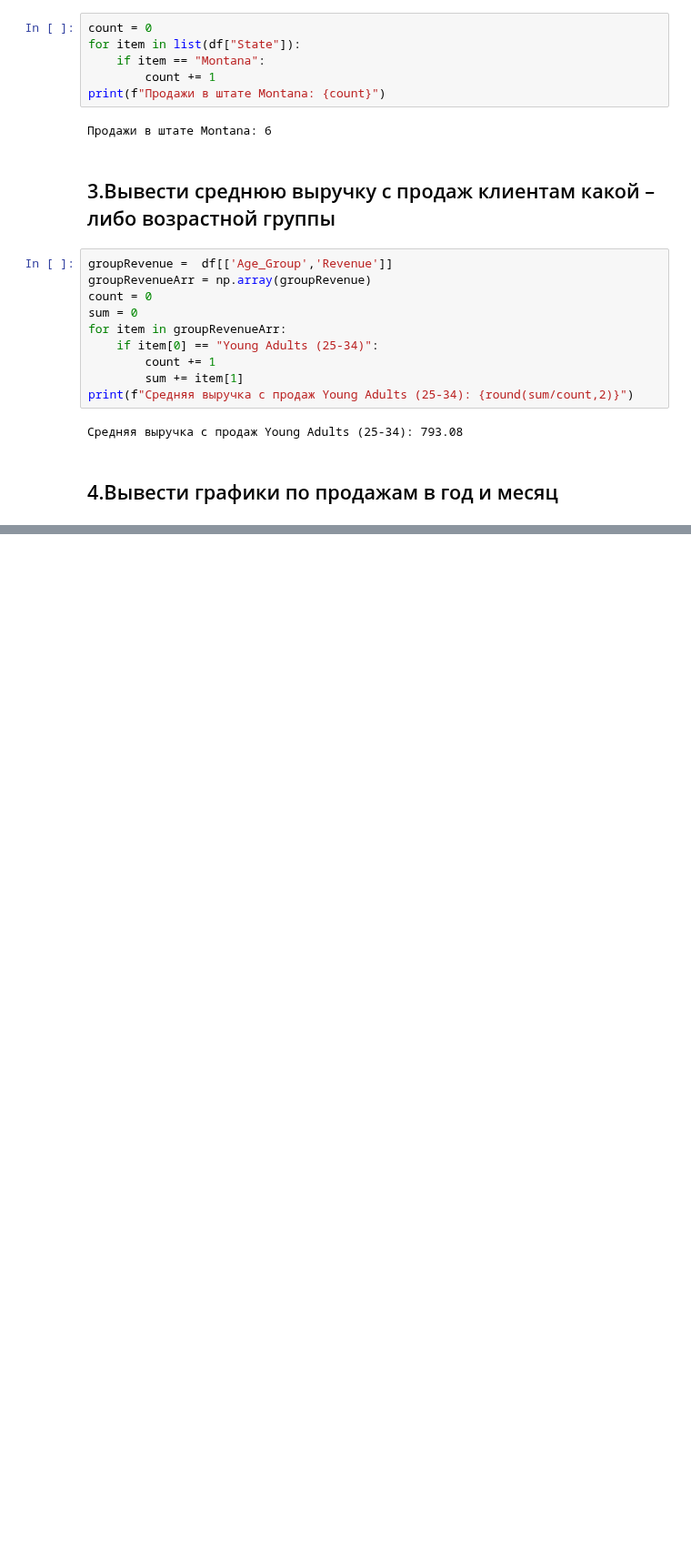
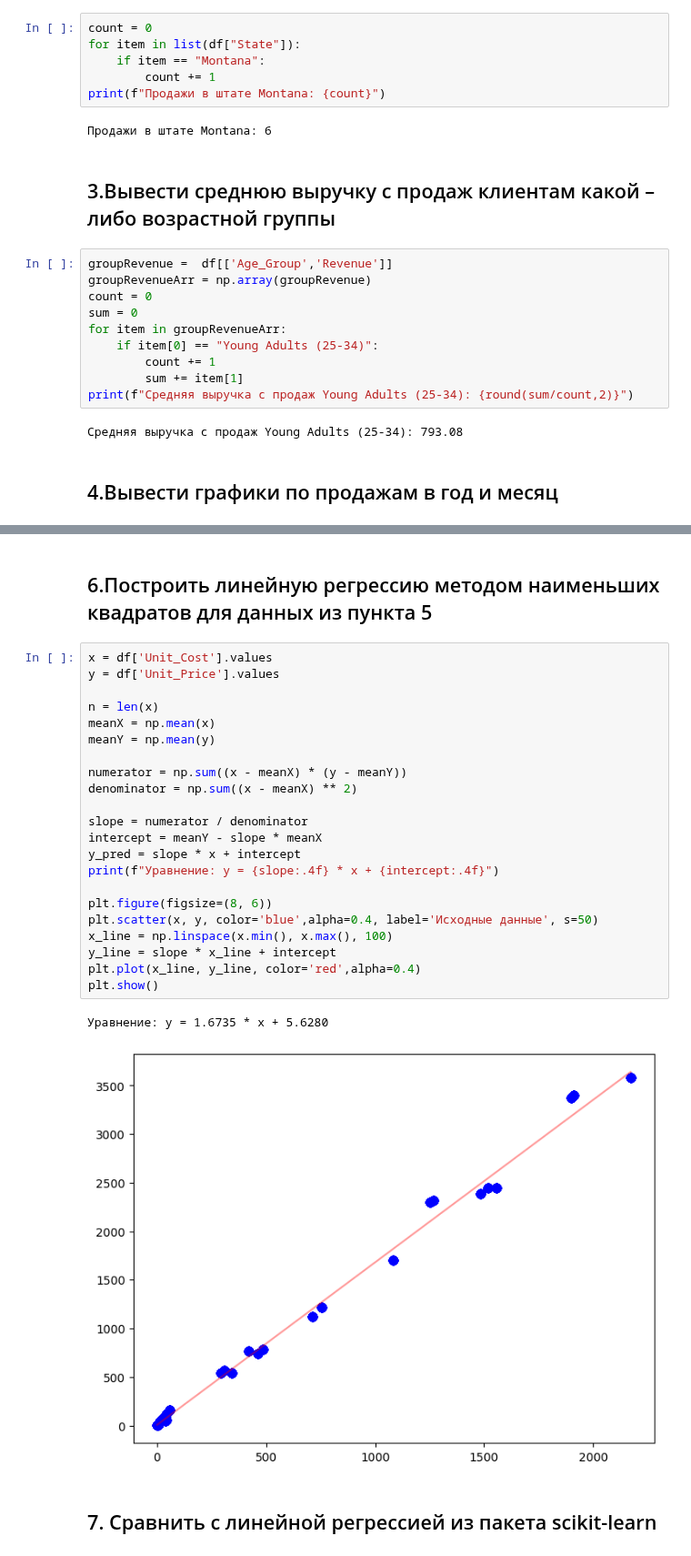
Before and after one commit to NeedKilling/LabUniversity, a Jupyter notebook: BigDATA/lab2/lab3.ipynb, the cells around one changed output, grey strips where cells are left out. Shown at 91% size. Saved outputs shown, nothing was run; the diff lists cells and outputs as text; blank space fills up the shorter version.

```diff
--- a/BigDATA/lab2/lab3.ipynb
+++ b/BigDATA/lab2/lab3.ipynb
@@ -63,0 +121,29 @@ plt.grid(True, alpha=0.3)
+# %% [markdown]
+## 6.Построить линейную регрессию методом наименьших квадратов для данных из пункта 5
+# %%
+x = df['Unit_Cost'].values
+y = df['Unit_Price'].values
+
+n = len(x)
+meanX = np.mean(x)
+meanY = np.mean(y)
+
+numerator = np.sum((x - meanX) * (y - meanY))
+denominator = np.sum((x - meanX) ** 2)
+
+slope = numerator / denominator
+intercept = meanY - slope * meanX
+y_pred = slope * x + intercept
+print(f"Уравнение: y = {slope:.4f} * x + {intercept:.4f}")
+
+plt.figure(figsize=(8, 6))
+plt.scatter(x, y, color='blue',alpha=0.4, label='Исходные данные', s=50)
+x_line = np.linspace(x.min(), x.max(), 100)
+y_line = slope * x_line + intercept
+plt.plot(x_line, y_line, color='red',alpha=0.4)
+plt.show()
+# %% [output]
+Уравнение: y = 1.6735 * x + 5.6280
+[figure, added]
+# %% [markdown]
+## 7.	Сравнить с линейной регрессией из пакета scikit-learn
```
Also changed, not shown: parts of 6 cells of this notebook, 1 other file.
